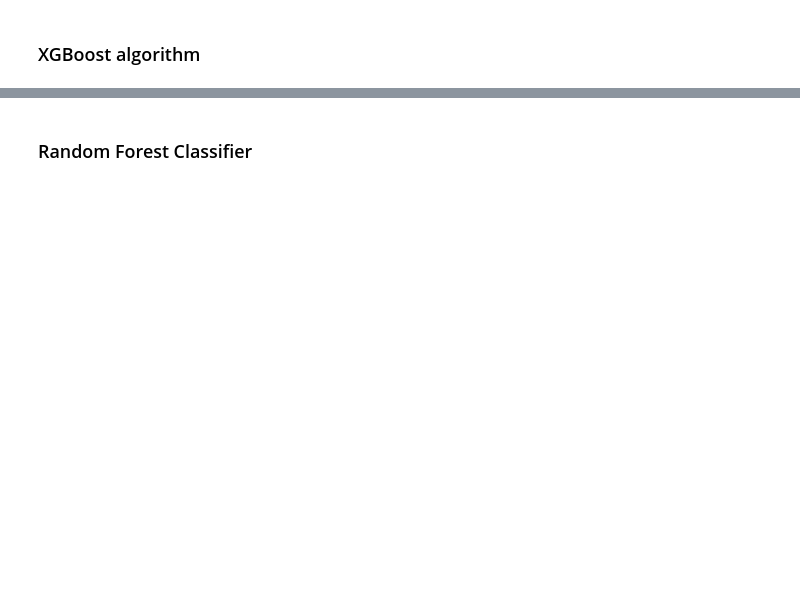
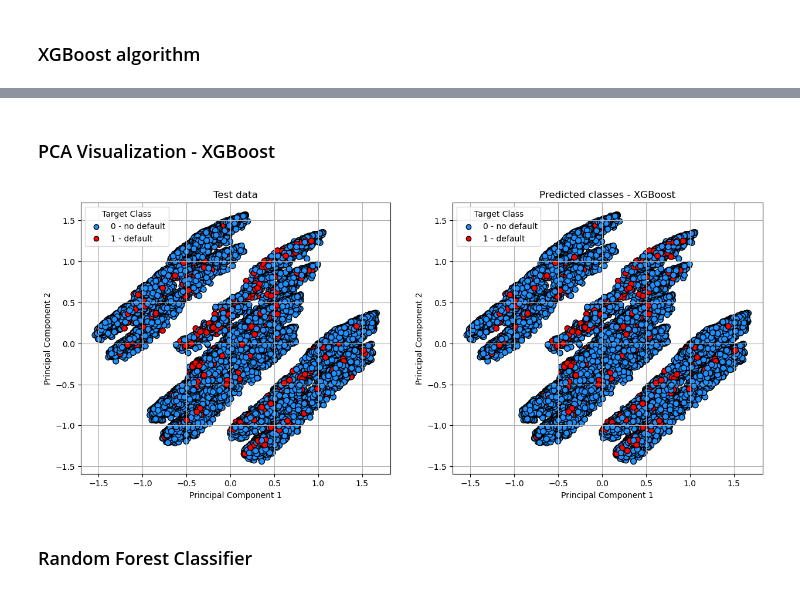
Before and after one commit to Radoslaw-Polak/Credit-Scoring-Modelling, a Jupyter notebook: test.ipynb, the cells around one changed output, grey strips where cells are left out. Cells and saved outputs as stored; diff of their text form; code cells hidden in the pictures; blank space fills up the shorter version.

```diff
--- a/test.ipynb
+++ b/test.ipynb
@@ -721,3 +791,9 @@ KeyboardInterrupt:
+# %% [markdown]
+### PCA Visualization - XGBoost
+# %%
+pca_visualization(X_test, y_test, y_pred_XGB_test, model_name='XGBoost')
+# %% [output]
+[figure, added]
 # %% [markdown]
 ### Random Forest Classifier
 # %%
```
Also changed, not shown: parts of 13 cells of this notebook, 1 other file.
